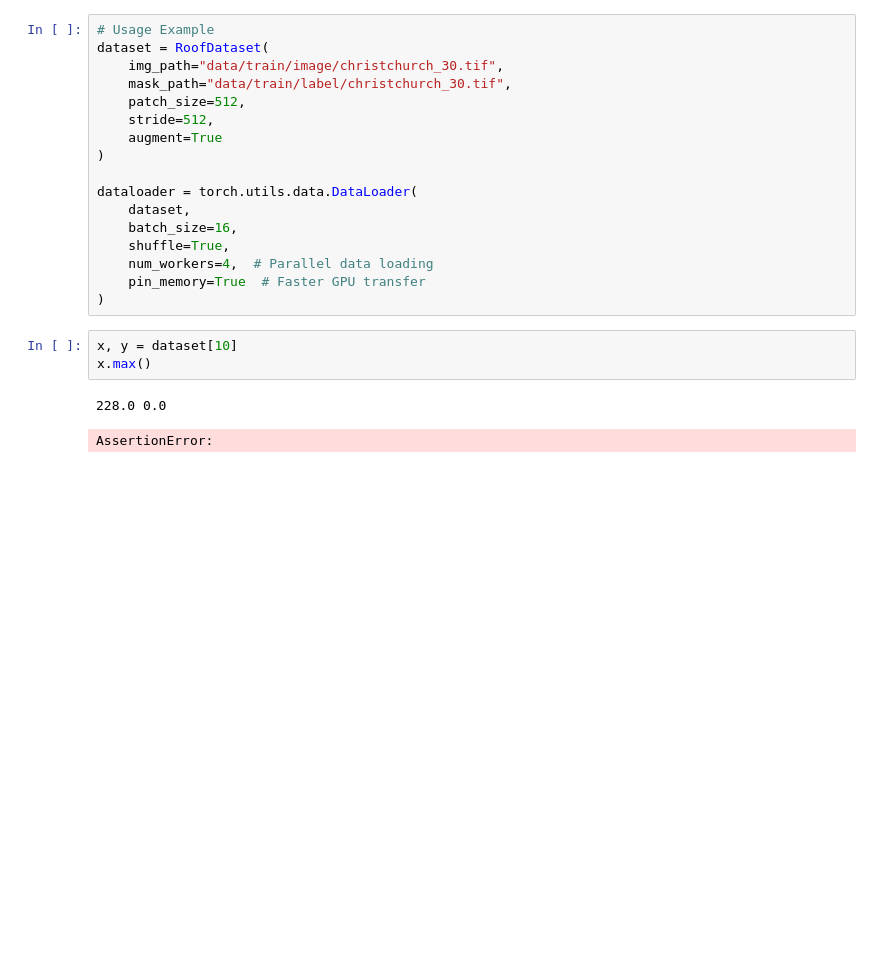
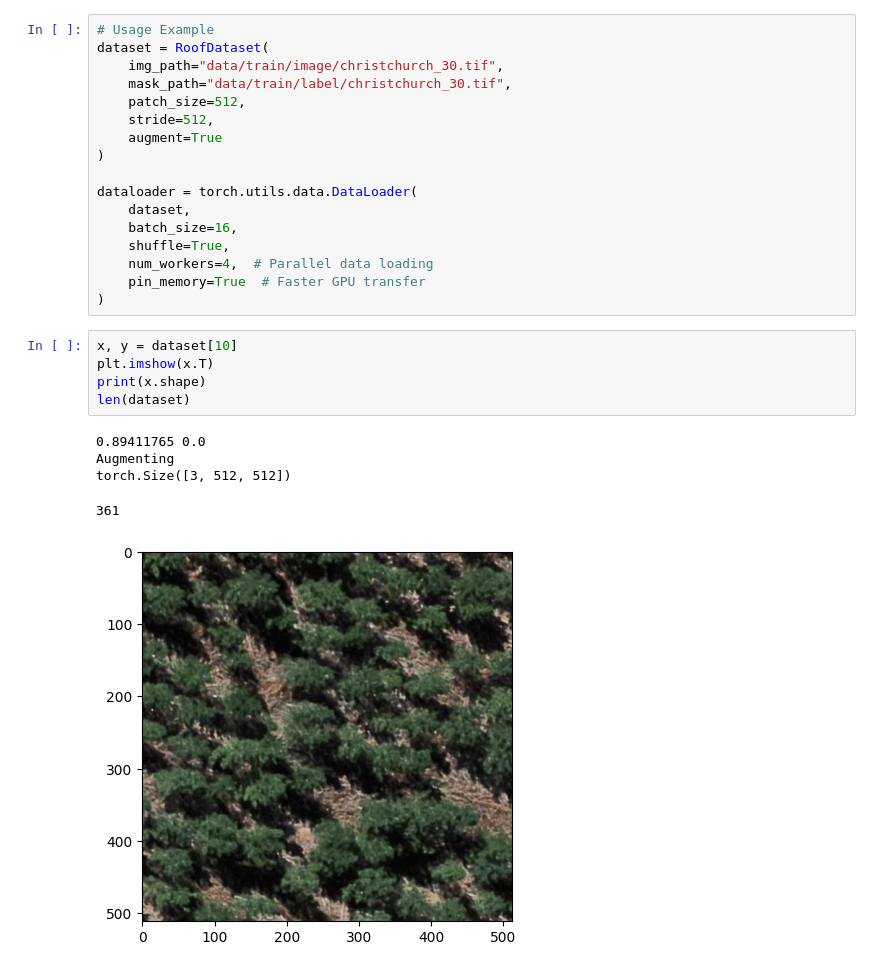
Before and after one commit to ashiph-ui/RoofDetection, a Jupyter notebook: EDA.ipynb, the cells around one changed output. Cells and saved outputs as stored; diff of their text form; blank space fills up the shorter version.

```diff
--- a/EDA.ipynb
+++ b/EDA.ipynb
@@ -194,7 +194,12 @@ dataloader = torch.utils.data.DataLoader(
 )
 # %%
 x, y = dataset[10]
-x.max()
+plt.imshow(x.T)
+print(x.shape)
+len(dataset)
 # %% [output]
-228.0 0.0
+0.89411765 0.0
+Augmenting
+torch.Size([3, 512, 512])
-AssertionError:
+361
+[figure, added]
```
Also changed, not shown: parts of 3 cells of this notebook.
